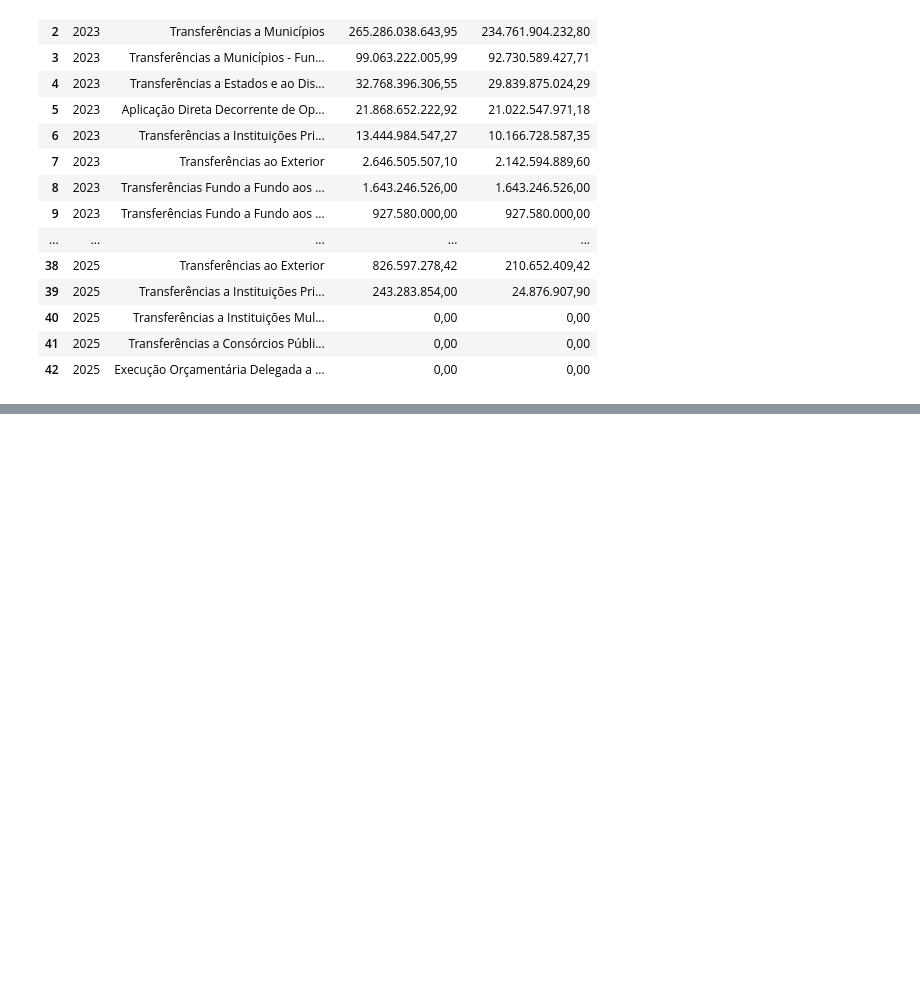
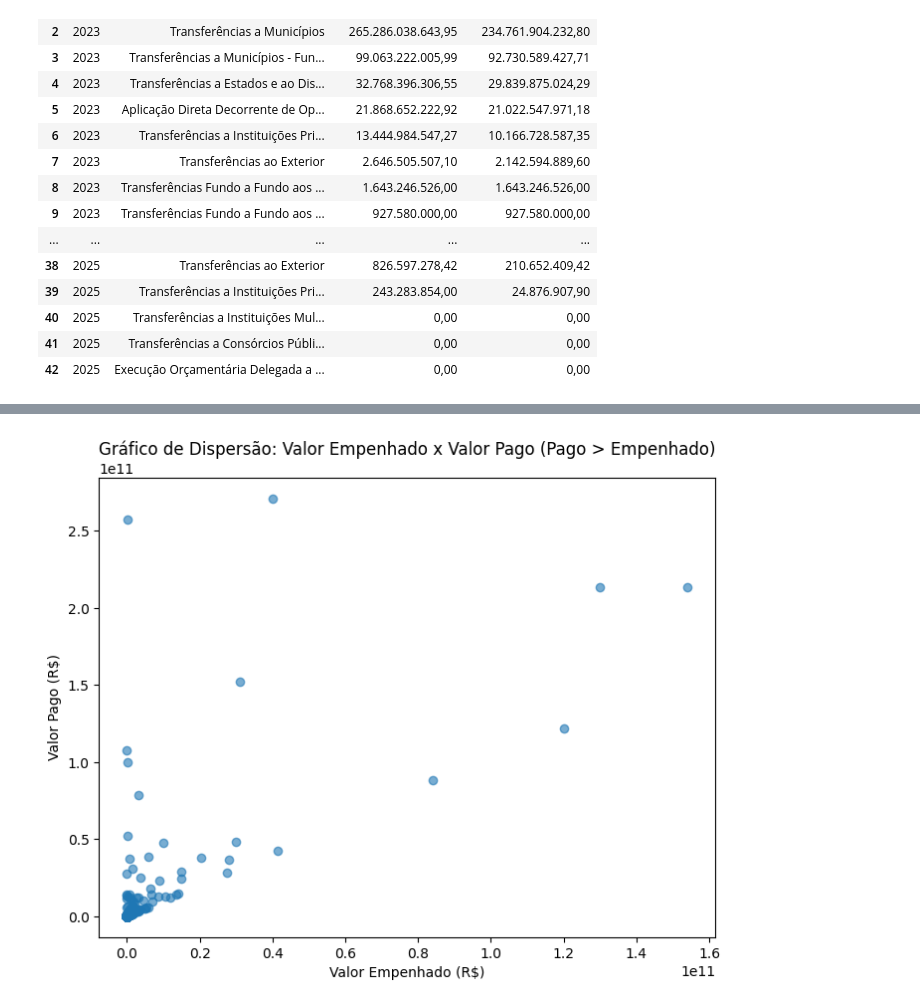
Before and after one commit to jonathamacionilo/GastosDesgov2023ateJan2025, a Jupyter notebook: AnaliseDespesasBrasil.ipynb, the cells around one changed output, grey strips where cells are left out. Cells and saved outputs as stored; diff of their text form; code cells hidden in the pictures; blank space fills up the shorter version.

```diff
--- a/AnaliseDespesasBrasil.ipynb
+++ b/AnaliseDespesasBrasil.ipynb
@@ -756,0 +586,15 @@ java.io.IOException: Operation timed out
+# %%
+# Filtrar apenas os registros onde "Valor Pago (R$)" é maior que "Valor Empenhado (R$)"
+df_filtered = anomalias_desgoverno.filter(col("Valor Pago (R$)") > col("Valor Empenhado (R$)"))
+
+# Converter para pandas para facilitar a plotagem
+df_amostra = df_filtered.select("Valor Empenhado (R$)", "Valor Pago (R$)").toPandas()
+
+plt.figure(figsize=(8,6))
+plt.scatter(df_amostra["Valor Empenhado (R$)"], df_amostra["Valor Pago (R$)"], alpha=0.6)
+plt.xlabel("Valor Empenhado (R$)")
+plt.ylabel("Valor Pago (R$)")
+plt.title("Gráfico de Dispersão: Valor Empenhado x Valor Pago (Pago > Empenhado)")
+plt.show()
+# %% [output]
+[figure, added]
```
Also changed, not shown: parts of 14 cells of this notebook, 21 other files.
